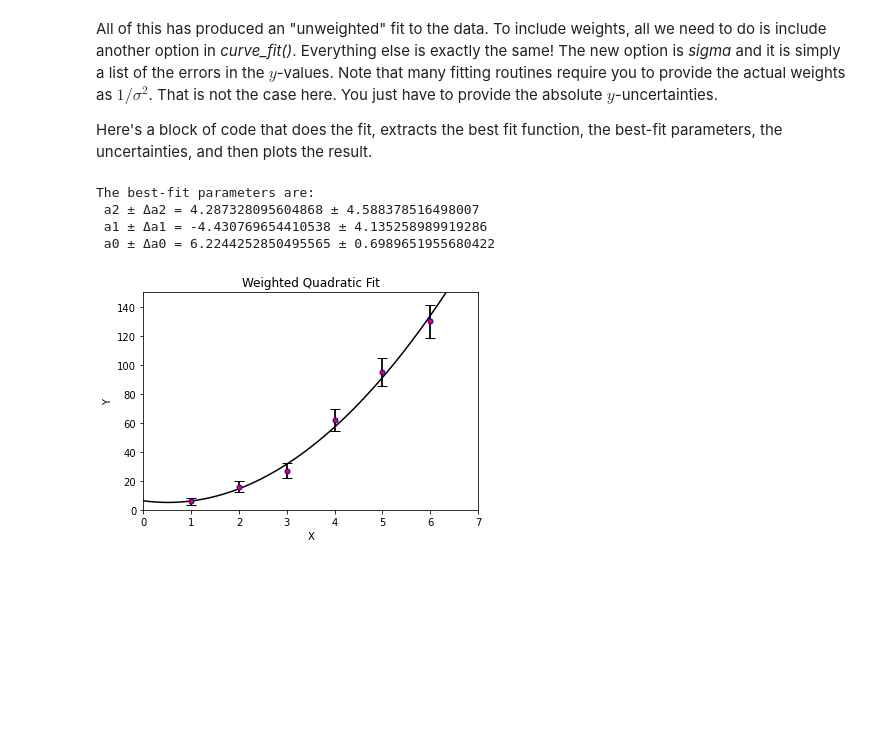
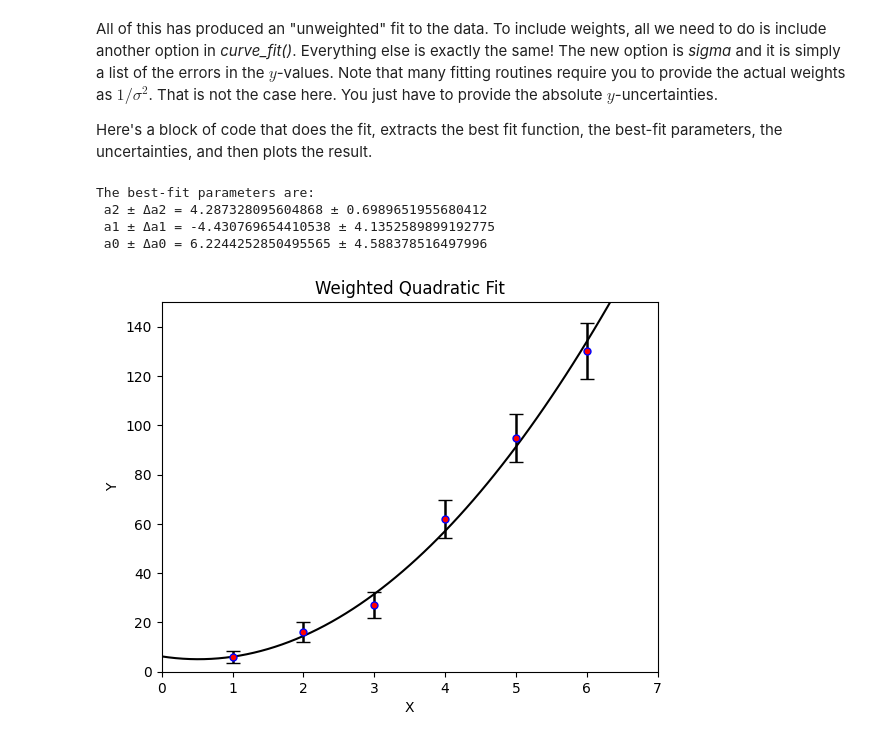
Before and after one commit to UBC-Okanagan-Python-Tutorials/Weighted-polynomial-fit, a Jupyter notebook: Jupyter Polynomial Fit.ipynb, the cells around one changed output. Cells and saved outputs as stored; diff of their text form; code cells hidden in the pictures; blank space fills up the shorter version.

```diff
--- a/Jupyter Polynomial Fit.ipynb
+++ b/Jupyter Polynomial Fit.ipynb
@@ -96,33 +96,33 @@ Here's a block of code that does the fit, extracts the best fit function, the be
 # %%
 a_fit, cov = curve_fit(quadFunc, X, Y, sigma = errY)
 
 # Extract the fit parameters and their uncertainties.
 print('The best-fit parameters are:\
-      \n a2 \u00B1 \u0394a2 =', a_fit[2], '\u00B1', np.sqrt(np.diag(cov))[0],\
+      \n a2 \u00B1 \u0394a2 =', a_fit[2], '\u00B1', np.sqrt(np.diag(cov))[2],\
      '\n a1 \u00B1 \u0394a1 =', a_fit[1], '\u00B1', np.sqrt(np.diag(cov))[1],\
-     '\n a0 \u00B1 \u0394a0 =', a_fit[0], '\u00B1', np.sqrt(np.diag(cov))[2])
+     '\n a0 \u00B1 \u0394a0 =', a_fit[0], '\u00B1', np.sqrt(np.diag(cov))[0])
 
 # Plot the data.
 plt.figure()
 plt.errorbar(X, Y, errY, fmt = 'ko', markersize = 5,\
                  linewidth = 1.8,\
                 markeredgecolor = 'b',\
                 markerfacecolor = 'r',\
                 capsize = 5)
 plt.xlabel('X')
 plt.ylabel('Y')
 plt.title('Weighted Quadratic Fit')
 
 # Get the best-fit line.
 fitFcn = np.polynomial.Polynomial(a_fit)
 
 # Plot the best-fit line.
 xx = np.arange(-1, 10, 0.1)
 plt.plot(xx, fitFcn(xx), 'k-')
 plt.axis((0, 7, 0, 150));
 # %% [output]
 The best-fit parameters are:
- a2 ± Δa2 = 4.287328095604868 ± 4.588378516498007
- a1 ± Δa1 = -4.430769654410538 ± 4.135258989919286
- a0 ± Δa0 = 6.2244252850495565 ± 0.6989651955680422
+ a2 ± Δa2 = 4.287328095604868 ± 0.6989651955680412
+ a1 ± Δa1 = -4.430769654410538 ± 4.1352589899192775
+ a0 ± Δa0 = 6.2244252850495565 ± 4.588378516497996
-[figure, old version]
+[figure, new version]
```
Also changed, not shown: parts of 4 cells of this notebook.
